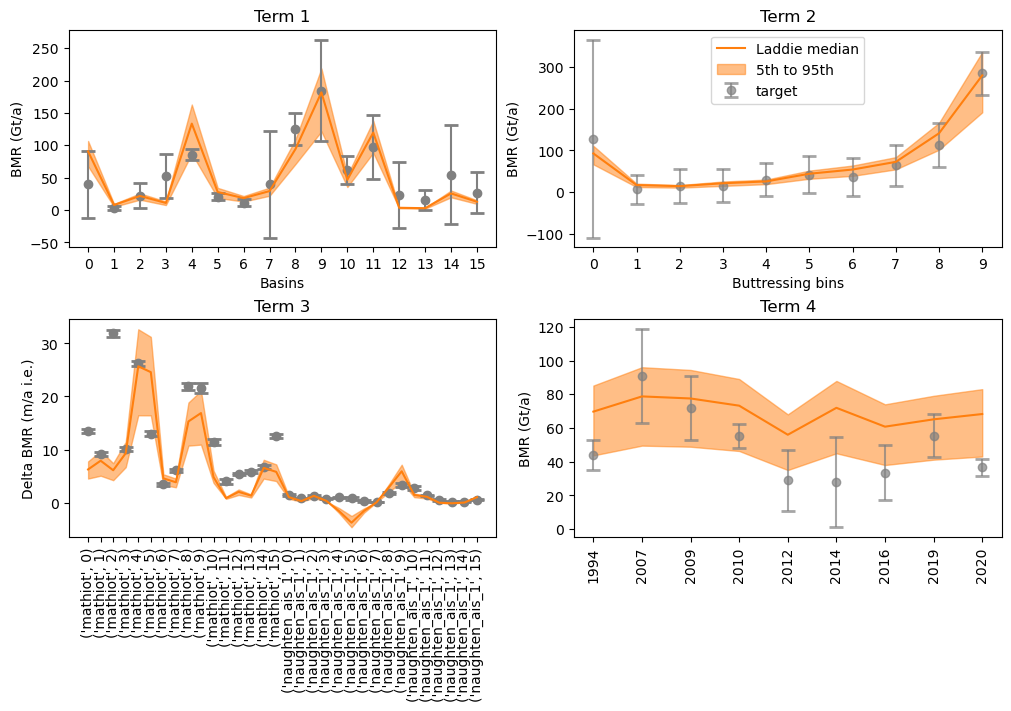
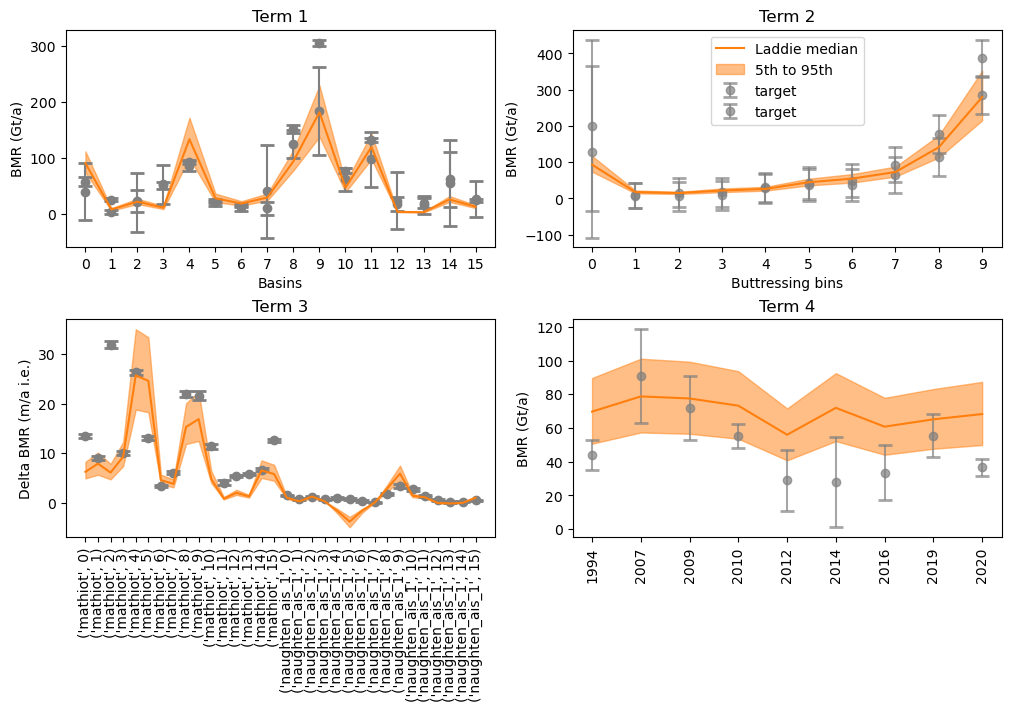
Code edit (unified diff) that turned the first committed figure into the second:
--- before
+++ after
@@ -15,5 +15,6 @@
 ax.fill_between(range(nBasins+1),t1_lo,t1_hi , label=label2, color=col,alpha=.5)
 
-ax.errorbar(range(nBasins+1), t1_obs_mean, xerr=None, yerr=t1_obs_sigma, 
+for source in t1_obs_mean.source:
+        ax.errorbar(range(nBasins+1), t1_obs_mean.sel(source=source), xerr=None, yerr=t1_obs_sigma.sel(source=source), 
              fmt='o', capsize=5, capthick=2, color=".5", 
              ecolor=".5", label='target')
@@ -34,5 +35,6 @@
 ax.fill_between(range(len(t2_md.BFRN_bins)),t2_lo,t2_hi , label=label2, color=col,alpha=.5)
 
-ax.errorbar(range(len(t2_model.BFRN_bins)), t2_obs_mean, xerr=None, yerr=t2_obs_sigma, 
+for source in t2_obs_mean.source:
+        ax.errorbar(range(len(t2_model.BFRN_bins)), t2_obs_mean.sel(source=source), xerr=None, yerr=t2_obs_sigma.sel(source=source), 
              fmt='o', capsize=5, capthick=2, color='.5',
              ecolor='.5', alpha=0.7, label='target')

Commit: add laddie example with davison